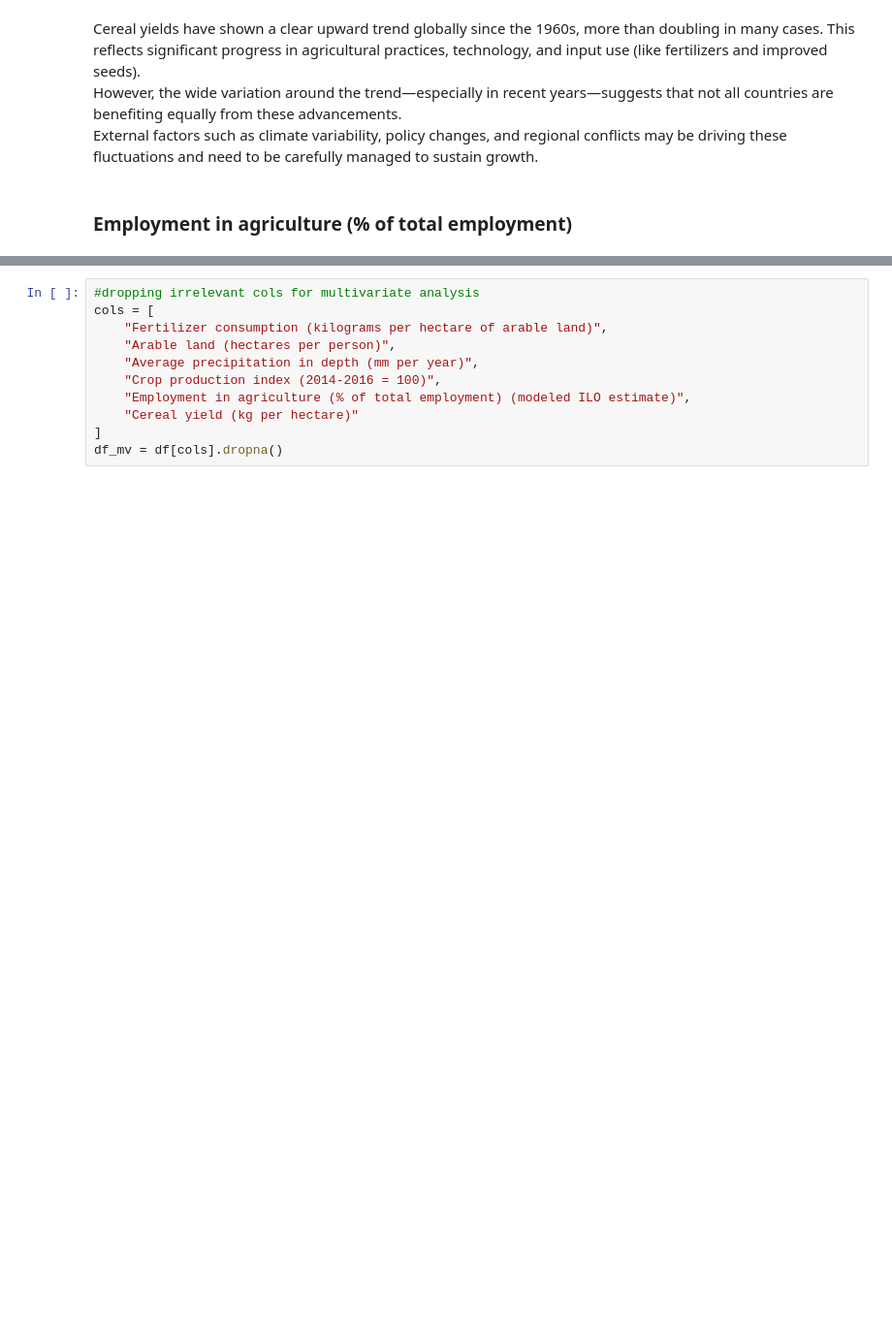
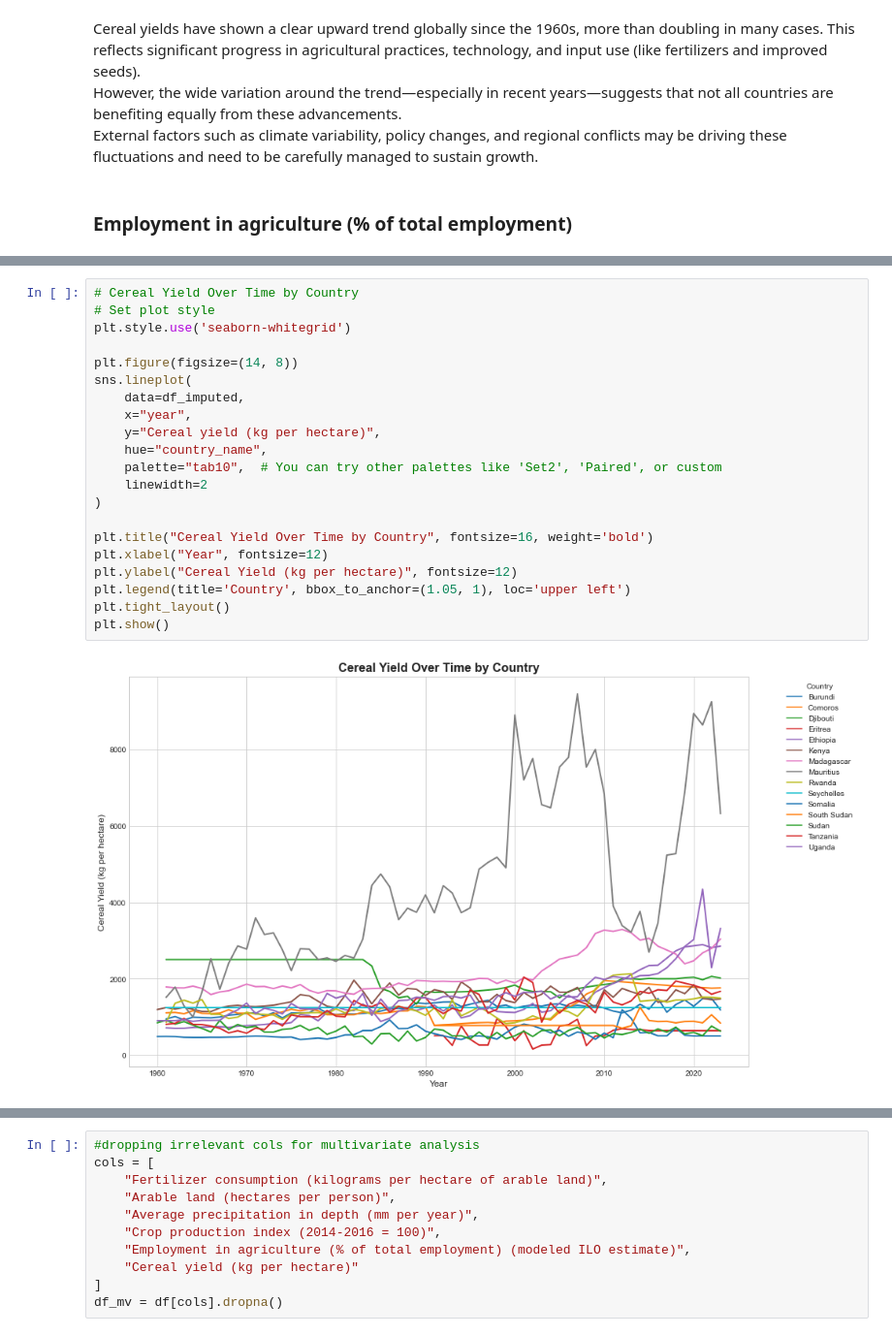
Before and after one commit to Rodgerdev/east-africa-fertilizer-project, a Jupyter notebook: east_africa_proj.ipynb, the cells around one changed output, grey strips where cells are left out. Shown at 97% size. Drawn from its saved outputs; the diff is of its cells as text; blank space fills up the shorter version.

```diff
--- a/east_africa_proj.ipynb
+++ b/east_africa_proj.ipynb
@@ -587,0 +624,23 @@ plt.show()
+# %%
+# Cereal Yield Over Time by Country
+# Set plot style
+plt.style.use('seaborn-whitegrid')
+
+plt.figure(figsize=(14, 8))
+sns.lineplot(
+    data=df_imputed,
+    x="year",
+    y="Cereal yield (kg per hectare)",
+    hue="country_name",
+    palette="tab10",  # You can try other palettes like 'Set2', 'Paired', or custom
+    linewidth=2
+)
+
+plt.title("Cereal Yield Over Time by Country", fontsize=16, weight='bold')
+plt.xlabel("Year", fontsize=12)
+plt.ylabel("Cereal Yield (kg per hectare)", fontsize=12)
+plt.legend(title='Country', bbox_to_anchor=(1.05, 1), loc='upper left')
+plt.tight_layout()
+plt.show()
+# %% [output]
+[figure, added]
```
Also changed, not shown: parts of 35 cells of this notebook.
